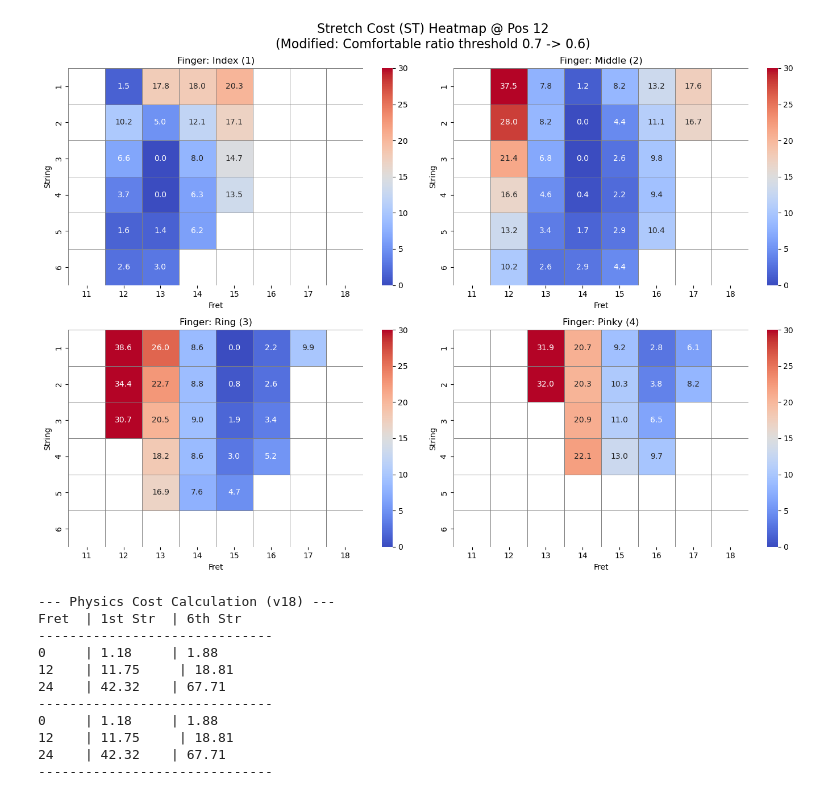
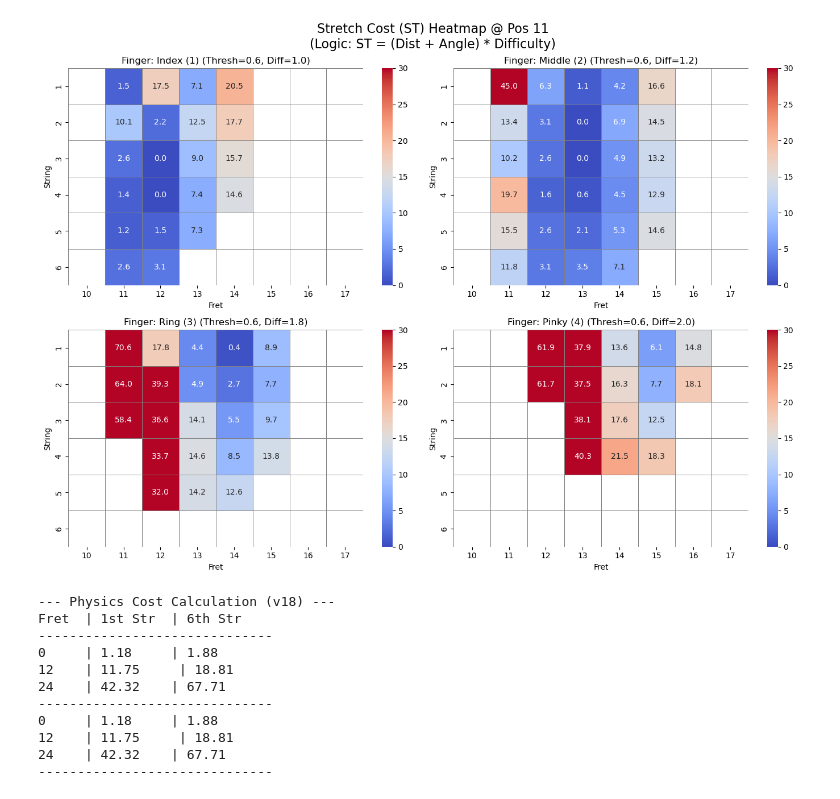
Before and after one commit to funno0223/bachelor_code, a Jupyter notebook: STcheck.ipynb, the cells around one changed output. Cells and saved outputs as stored; diff of their text form; code cells hidden in the pictures.

```diff
--- a/STcheck.ipynb
+++ b/STcheck.ipynb
@@ -30,9 +30,11 @@ class StretchModelAnalyzer:
 
         self.limitRatios = [0.0, 1.0, 1.05, 1.05, 1.2]
 
-        # Base Factors (Maintained from previous step)
-        # Index(1): 0.9, Middle(2): 0.9, Ring(3): 0.8, Pinky(4): 1.0
+        # Base Factors
         self.baseFactors = [0.0, 0.9, 0.9, 0.8, 1.0]
+
+        # Distance Cost Thresholds
+        self.distThresholds = [0.0, 0.6, 0.6, 0.6, 0.6]
 
         self.stringTension = {1: 1.0, 2: 1.0, 3: 1.0, 4: 1.2, 5: 1.4, 6: 1.6}
         self.breakAngleDeg = 15.0
@@ -55,7 +57,7 @@ class StretchModelAnalyzer:
         targetString = string
         maxRotation = 40.0
 
-        # Rotation Logic (String + Fret dependent)
+        # Rotation Logic
         baseTheta = maxRotation * (targetString - 6.0) / 5.0
         fretRotationMax = (fret / 17.0) * 15.0
         stringFactor = (targetString - 1.0) / 5.0
@@ -79,28 +81,38 @@ class StretchModelAnalyzer:
             if ratioHigh > 1.0: ratioHigh = 1.0
             neckFactor = 1.0 - (0.15 * ratioHigh)
 
-        # Effective Length Calculation
         eff_len = self.fingerLengths_mm[finger_idx] * self.baseFactors[finger_idx] * neckFactor
         limit = self.limitRatios[finger_idx]
 
-        distCost = 0.0
         if eff_len > 0 and dist > eff_len * limit:
             return 100000.0, 0.0
+
+        # --- Modified Distance Cost Logic (Steeper Slope for Ring Finger) ---
+        distCost = 0.0
+        ratio = 0.0
+
+        # 指ごとの閾値
+        threshold = self.distThresholds[finger_idx]
+
+        # 指ごとのコスト係数 (Slope)
+        # デフォルトは 10.0
+        # 薬指(3)だけ 25.0 に設定 (伸ばしたときの負荷を急増させる)
+        cost_slope = 20.0 if finger_idx == 3 else 10.0
 
         if eff_len > 0:
             ratio = dist / eff_len
             if ratio < 0.3:
                 distCost += (0.3 - ratio) * 5.0
-            # ---------------------------------------------------------
-            # Modification: Changed comfortable zone threshold from 0.7 to 0.6
-            # ---------------------------------------------------------
-            elif ratio <= 0.6: # Old: 0.7
+            elif ratio <= threshold:
                 distCost += 0.0
             else:
-                distCost += (ratio - 0.6) * 10.0 # Old: 0.7
+                # 閾値を超えたら、薬指は急激にコストを上げる
+                distCost += (ratio - threshold) * cost_slope
+
                 if ratio > 1.0:
                     distCost += (ratio - 1.0) * 20.0
 
+        # Angle Cost
         angleCost = 0.0
         dotProd = vX * -math.sin(thetaRad) + vY * math.cos(thetaRad)
         cosDelta = dotProd / dist if dist > 0.001 else 1.0
@@ -112,19 +124,26 @@ class StretchModelAnalyzer:
         if fret >= 12:
             maxAngle = max(10.0, baseMaxAngle - (fret - 12) * 0.5)
 
+        angleMultiplier = 0.5
+        if eff_len > 0 and 0.3 <= ratio <= threshold:
+            angleMultiplier = 0.2
+
         if deltaDeg > maxAngle:
-            angleCost += (deltaDeg - maxAngle) * 0.5
+            angleCost += (deltaDeg - maxAngle) * angleMultiplier
 
+        # --- Apply Finger Difficulty to ST ---
         diff_val = self.fingerDifficulty[finger_idx - 1]
 
-        st_cost = distCost + angleCost
+        # 変更点: STコスト全体に難易度係数を乗算
+        st_cost = (distCost + angleCost) * diff_val
 
+        # Physics Cost
         a = 0.5 + (2.0 * fret / 12.0)
         l_vib = self.scaleLength - self.fret_pos[fret]
         tau = self.stringTension.get(string, 1.0)
         forceF = (2.0 * tau * a) / (l_vib * self.tanTheta)
 
-        dh_cost = (forceF * 200.0) * diff_val
+        dh_cost = (forceF * 100.0) * diff_val
 
         return st_cost, dh_cost
 
@@ -153,38 +172,40 @@ def plot_st_cost_heatmap(analyzer, target_hand_pos=5, weight=1.0):
                     val = st_c * weight
                 row.append(val)
             data.append(row)
 
         df = pd.DataFrame(data, index=list(string_range), columns=list(fret_range)).astype(float)
 
         sns.heatmap(df, ax=axes[i], cmap="coolwarm", annot=True, fmt=".1f",
                     cbar=True, vmin=0, vmax=30, mask=df.isnull(),
                     linewidths=.5, linecolor='gray')
 
-        axes[i].set_title(f"Finger: {f_name}")
+        thresh = analyzer.distThresholds[f_idx]
+        diff = analyzer.fingerDifficulty[f_idx - 1]
+        axes[i].set_title(f"Finger: {f_name} (Thresh={thresh}, Diff={diff})")
         axes[i].set_ylabel("String")
         axes[i].set_xlabel("Fret")
 
-    plt.suptitle(f"Stretch Cost (ST) Heatmap @ Pos {target_hand_pos}\n(Modified: Comfortable ratio threshold 0.7 -> 0.6)", fontsize=16)
+    plt.suptitle(f"Stretch Cost (ST) Heatmap @ Pos {target_hand_pos}\n(Logic: ST = (Dist + Angle) * Difficulty)", fontsize=16)
     plt.tight_layout()
     plt.show()
 
 # -----------------------------------------------------------------------------
 # 3. Execution
 # -----------------------------------------------------------------------------
 params = {
     'scaleLength': 635.0,
     'stringSpacing': 10.8,
     'f_max': 22,
     's_max': 6,
     'fingerLengths_mm': [70.0, 75.0, 70.0, 50.0],
-    'fingerDifficulty': [1.0, 1.5, 2.0, 3.0],
+    'fingerDifficulty': [1.0, 1.2, 1.8, 2.0],
     'natural_min_spread_mm': [20.0, 40.0, 60.0]
 }
 
 analyzer = StretchModelAnalyzer(params)
-plot_st_cost_heatmap(analyzer, target_hand_pos=12, weight=1.0)
+plot_st_cost_heatmap(analyzer, target_hand_pos=11, weight=1.0)
 # %% [output]
-[figure, old version]
+[figure, new version]
 # %%
 import matplotlib.pyplot as plt
 import numpy as np
```
Also changed, not shown: 27 other files.
